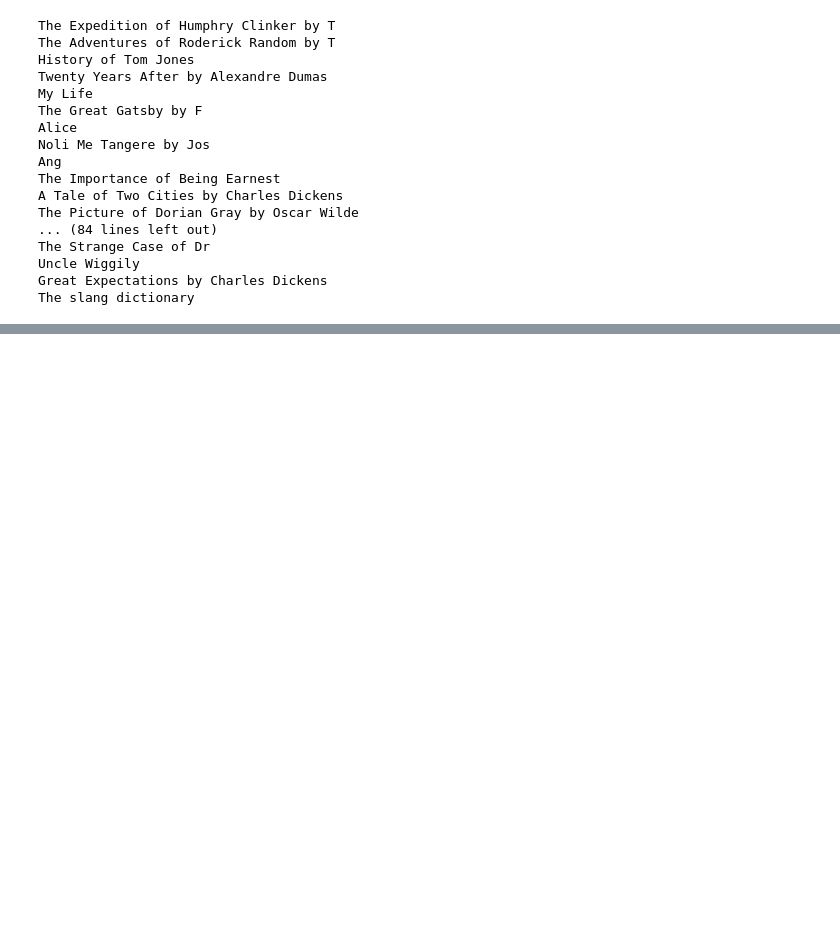
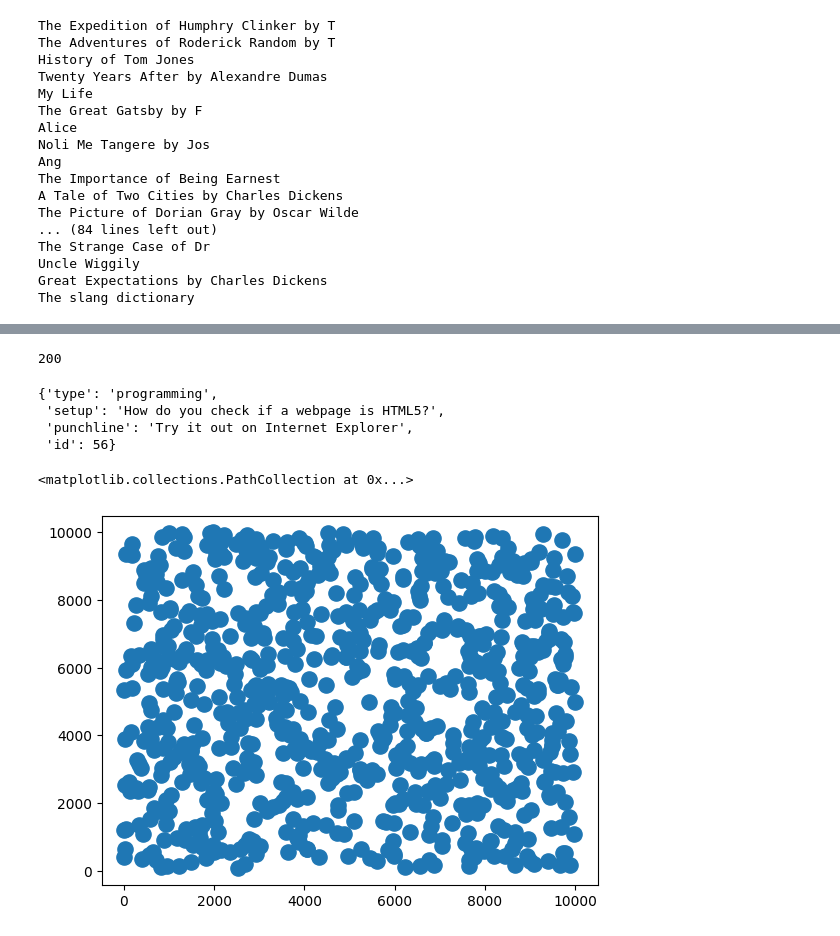
Before and after one commit to breannaparker1991/week9-10, a Jupyter notebook: Parker540Week9.ipynb, the cells around one changed output, grey strips where cells are left out. Cells and saved outputs as stored; diff of their text form; code cells hidden in the pictures; blank space fills up the shorter version.

```diff
--- a/Parker540Week9.ipynb
+++ b/Parker540Week9.ipynb
@@ -249,0 +299,7 @@ FileNotFoundError: [Errno 2] No such file or directory: 'APIkeys.json'
+# %%
+# Connect to an API of your choice and do a simple data pull
+#using get to pull API
+response = requests.get("https://official-joke-api.appspot.com/random_joke")
+print(response.status_code)
+# %% [output]
+200
@@ -249,0 +309,12 @@ FileNotFoundError: [Errno 2] No such file or directory: 'APIkeys.json'
+# %%
+#load API from variable
+#this is a jokes API
+json.loads(data)
+# %% [output]
+{'type': 'programming',
+ 'setup': 'How do you check if a webpage is HTML5?',
+ 'punchline': 'Try it out on Internet Explorer',
+ 'id': 56}
+# %%
+#choose a dataset
+df = pd.read_csv("test_data9.csv")
@@ -249,0 +324,6 @@ FileNotFoundError: [Errno 2] No such file or directory: 'APIkeys.json'
+# %%
+#scatterplot
+plt.scatter(df.SomeInt, df.SomeReal, s=120)
+# %% [output]
+<matplotlib.collections.PathCollection at 0x...>
+[figure, added]
```
Also changed, not shown: parts of 15 cells of this notebook, 2 other files.
